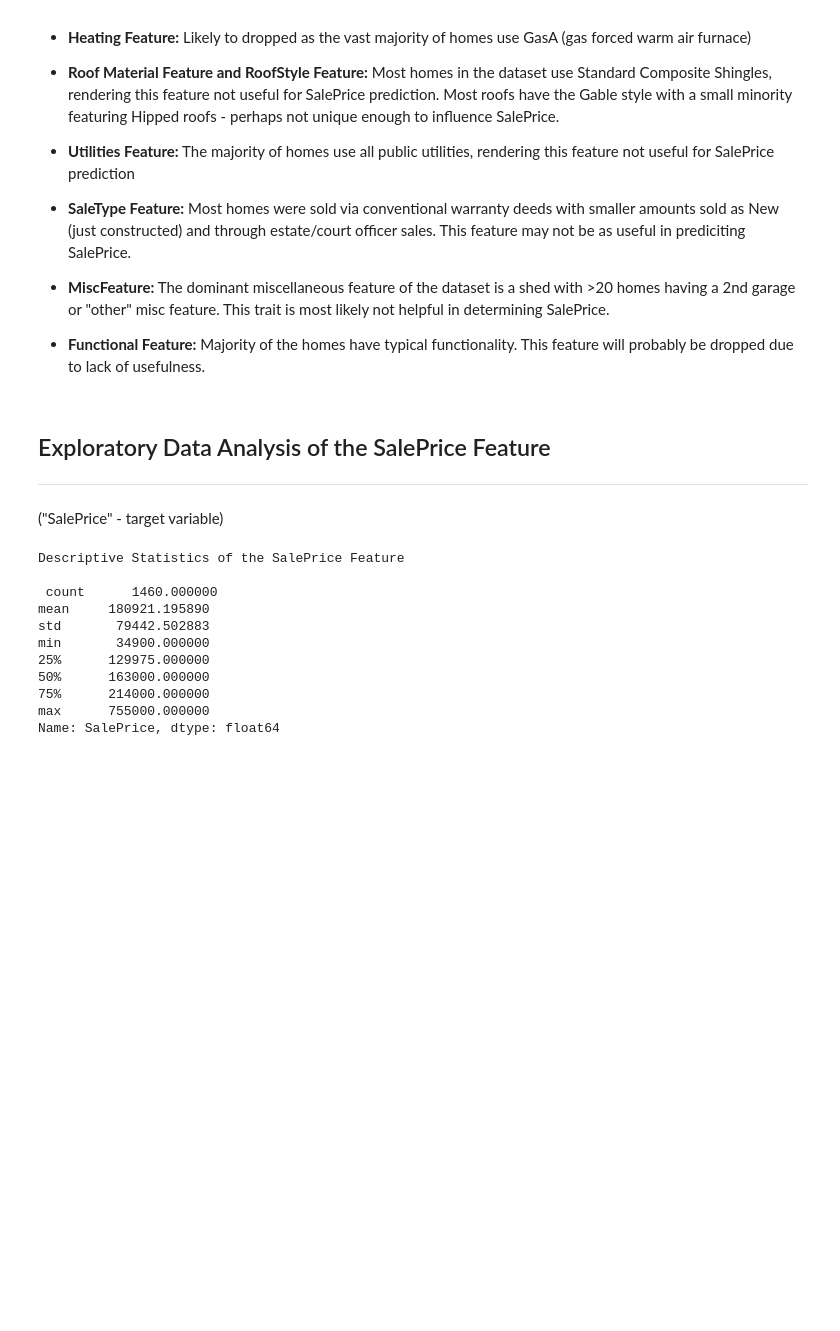
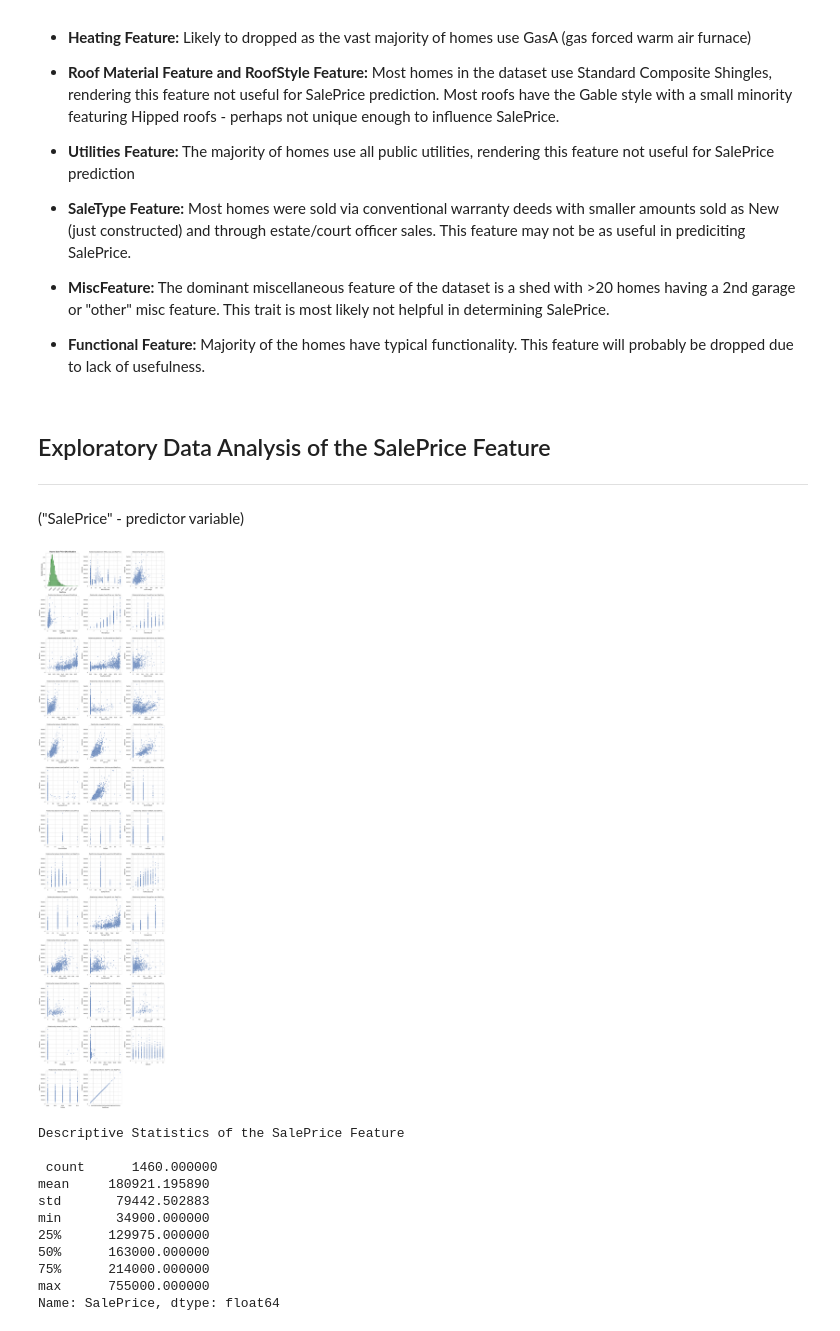
Before and after one commit to thetechleila/Housing-Prices-Predictor, a Jupyter notebook: code/EDA_Housing.ipynb, the cells around one changed output. Saved outputs shown, nothing was run; the diff lists cells and outputs as text; code cells hidden in the pictures; blank space fills up the shorter version.

```diff
--- a/code/EDA_Housing.ipynb
+++ b/code/EDA_Housing.ipynb
@@ -534,7 +534,39 @@ Get a closer look at the *Distribution of Categorical Features* subplots [here](
 # %% [markdown]
 ## Exploratory Data Analysis of the SalePrice Feature
 ___
-("SalePrice" - target variable)
+("SalePrice" - predictor variable)
+# %%
+# Set the style for the plots
+sns.set(style="whitegrid")
+
+# Create a large figure to contain all the plots
+n_features = len(num_df)
+n_cols = 3  # Number of scatter plot columns
+n_rows = (n_features // n_cols) + (n_features % n_cols > 0)
+
+plt.figure(figsize=(15, 5 * (n_rows + 1)))  # Adjust the height based on the number of rows
+
+# Subplot for SalePrice distribution
+plt.subplot(n_rows + 1, n_cols, 1)  # 1 Plot 'above' the scatter plots
+sns.histplot(df_train['SalePrice'], color="green", edgecolor='black', bins=30, kde=True)
+plt.title("Home Sale Price Distribution", fontsize=16, weight='bold', style='italic')
+plt.xlabel("SalePrice", fontsize=12, weight='bold')
+plt.ylabel("Number of Homes", fontsize=12, weight='bold')
+plt.tick_params(axis='both', which='major', labelsize=10)
+plt.xticks(rotation=45)
+
+# Loop to create scatter plots for numeric features
+for i, feature in enumerate(num_df):
+    plt.subplot(n_rows + 1, n_cols, i + 2)  # Adjust the index based on subplots
+    sns.scatterplot(data=df_train, x=feature, y='SalePrice', alpha=0.6)
+    plt.title(f'Relationship between {feature} and SalePrice')
+    plt.xlabel(feature)
+    plt.ylabel('SalePrice')
+
+plt.tight_layout()  # Adjust subplots to fit in the figure area.
+plt.show()
+# %% [output]
+[figure, added]
 # %%
 #Use the describe() method to retrieve descriptive statistics of the "SalesPrice" feature (the target variable)
 
```
Also changed, not shown: parts of 1 cell of this notebook.
